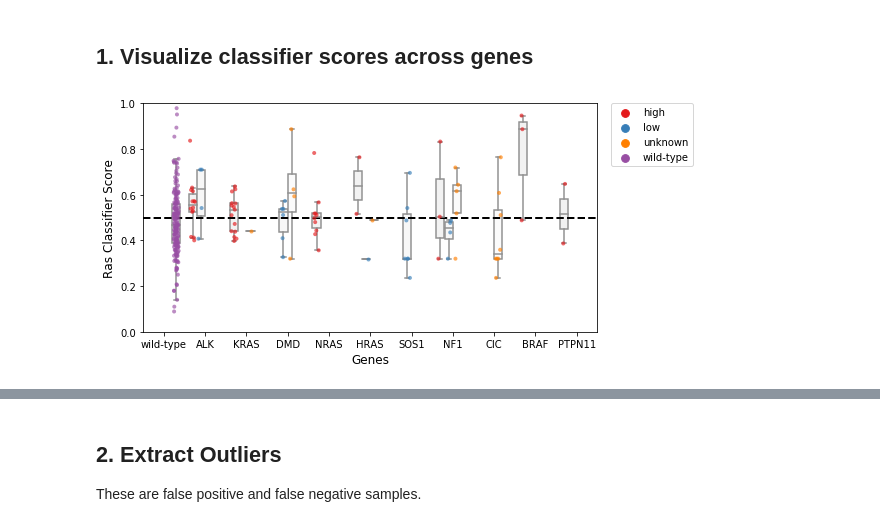
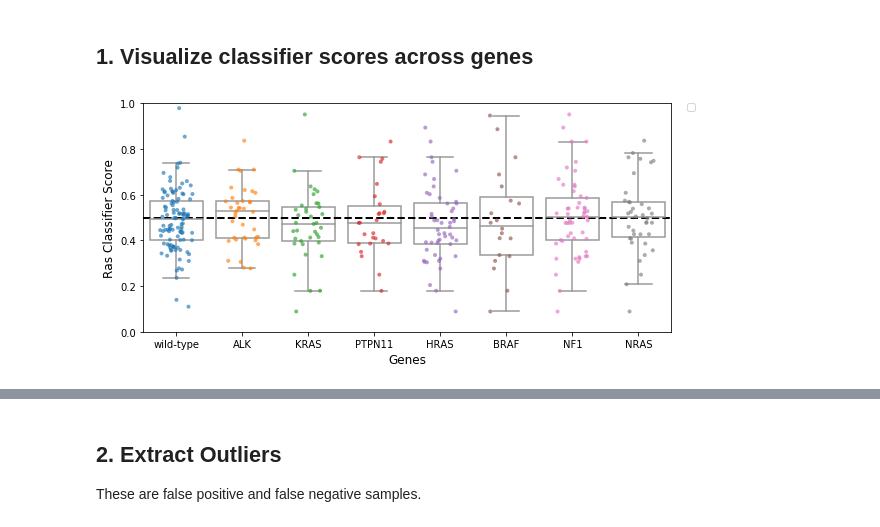
Before and after one commit to marislab/pdx-classification, a Jupyter notebook: 3.explore-variants.ipynb, the cells around one changed output, grey strips where cells are left out. Cells and saved outputs as stored; diff of their text form; code cells hidden in the pictures.

```diff
--- a/3.explore-variants.ipynb
+++ b/3.explore-variants.ipynb
@@ -71,7 +73,7 @@ tp53_wildtype_df = (
 )
 # %%
 # Merge data for downstream plotting
-sub_cols = ['Variant_Classification', 'Confidence', 'Hugo_Symbol']
+sub_cols = ['Variant_Classification', 'Hugo_Symbol']
 
 ras_df = (
     ras_wildtype_df
@@ -100,7 +97,6 @@ confidence_pal = {'high': '#e41a1c',
 # %%
 vis_classifier_scores(df=ras_df,
                       gene='Ras',
-                      confidence_color_dict=confidence_pal,
                       rcparam=(8.5, 4))
 # %% [output]
-[figure, old version]
+[figure, new version]
```
Also changed, not shown: parts of 11 cells of this notebook, 2 other files.
